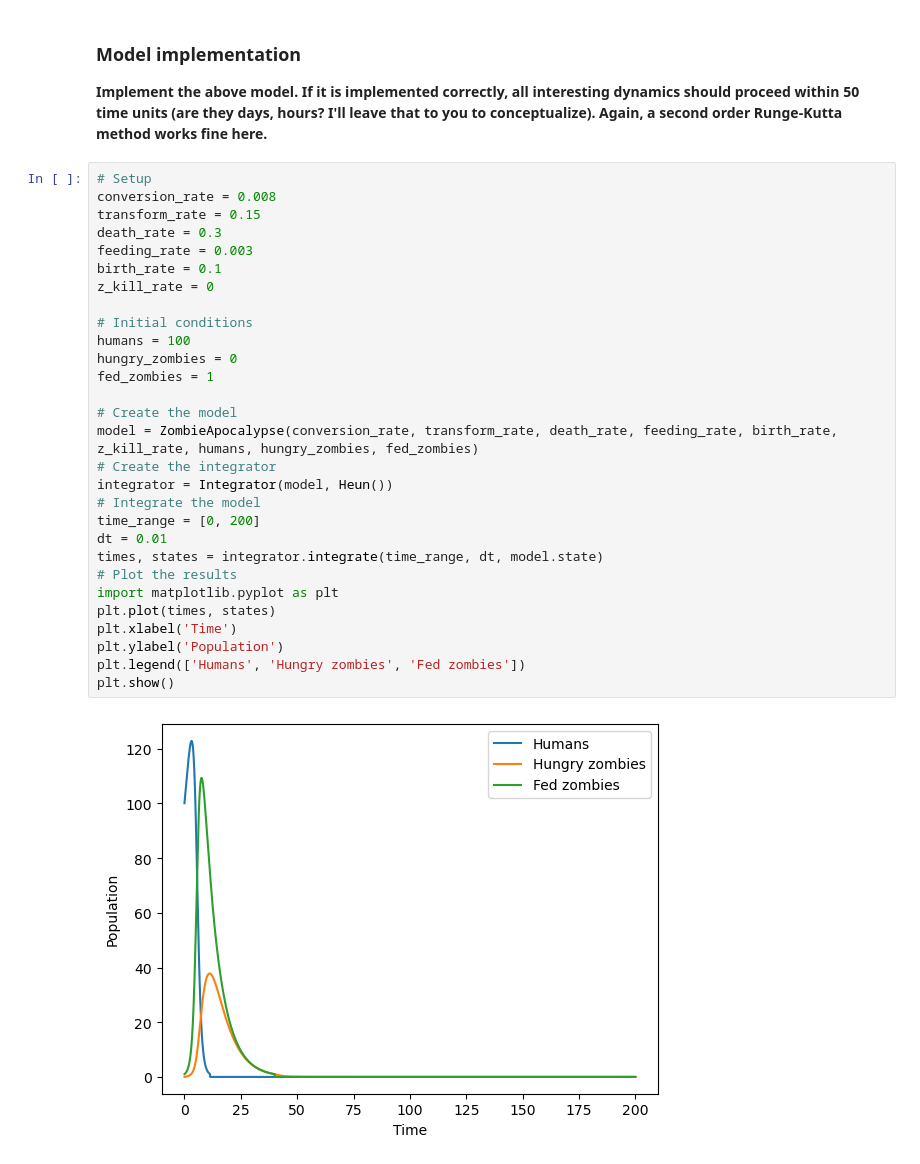
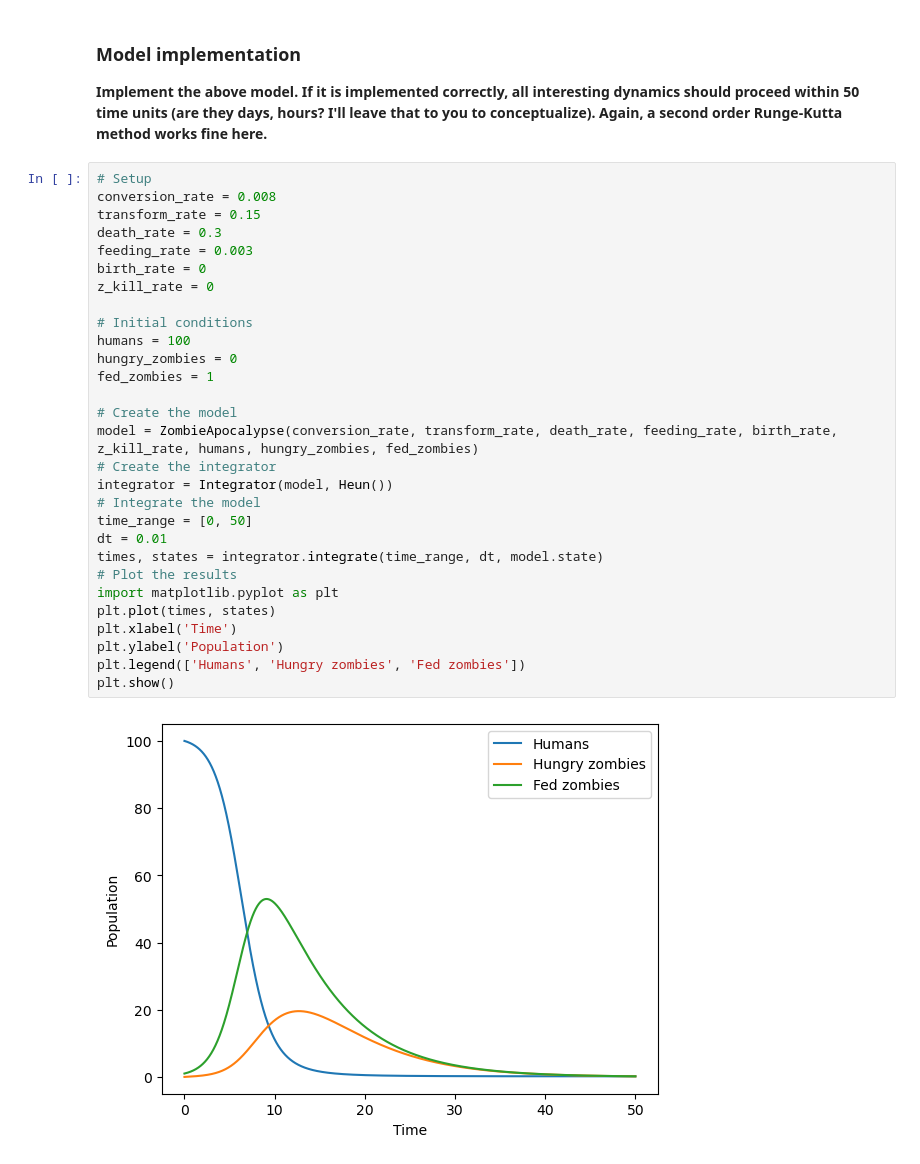
Before and after one commit to cake-dev/Simulation_class, a Jupyter notebook: Project5-Population/Project5b-PopulationDynamics-ZombieApocalypse.ipynb, the cells around one changed output. Cells and saved outputs as stored; diff of their text form.

```diff
--- a/Project5-Population/Project5b-PopulationDynamics-ZombieApocalypse.ipynb
+++ b/Project5-Population/Project5b-PopulationDynamics-ZombieApocalypse.ipynb
@@ -92,31 +92,31 @@ class Integrator:
 # %%
 # Setup
 conversion_rate = 0.008
 transform_rate = 0.15
 death_rate = 0.3
 feeding_rate = 0.003
-birth_rate = 0.1
+birth_rate = 0
 z_kill_rate = 0
 
 # Initial conditions
 humans = 100
 hungry_zombies = 0
 fed_zombies = 1
 
 # Create the model
 model = ZombieApocalypse(conversion_rate, transform_rate, death_rate, feeding_rate, birth_rate, z_kill_rate, humans, hungry_zombies, fed_zombies)
 # Create the integrator
 integrator = Integrator(model, Heun())
 # Integrate the model
-time_range = [0, 200]
+time_range = [0, 50]
 dt = 0.01
 times, states = integrator.integrate(time_range, dt, model.state)
 # Plot the results
 import matplotlib.pyplot as plt
 plt.plot(times, states)
 plt.xlabel('Time')
 plt.ylabel('Population')
 plt.legend(['Humans', 'Hungry zombies', 'Fed zombies'])
 plt.show()
 # %% [output]
-[figure, old version]
+[figure, new version]
```
Also changed, not shown: 3 other files.
